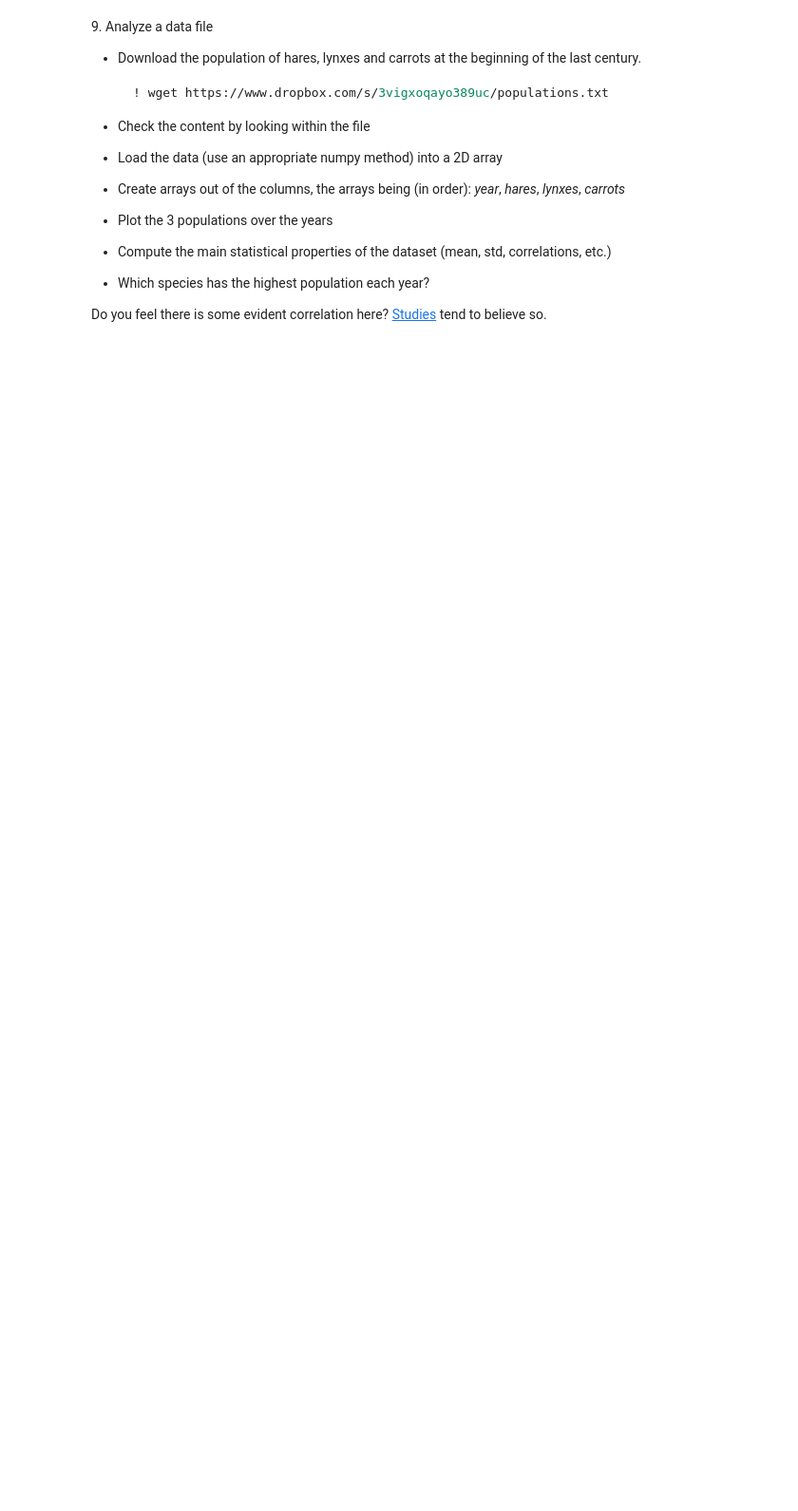
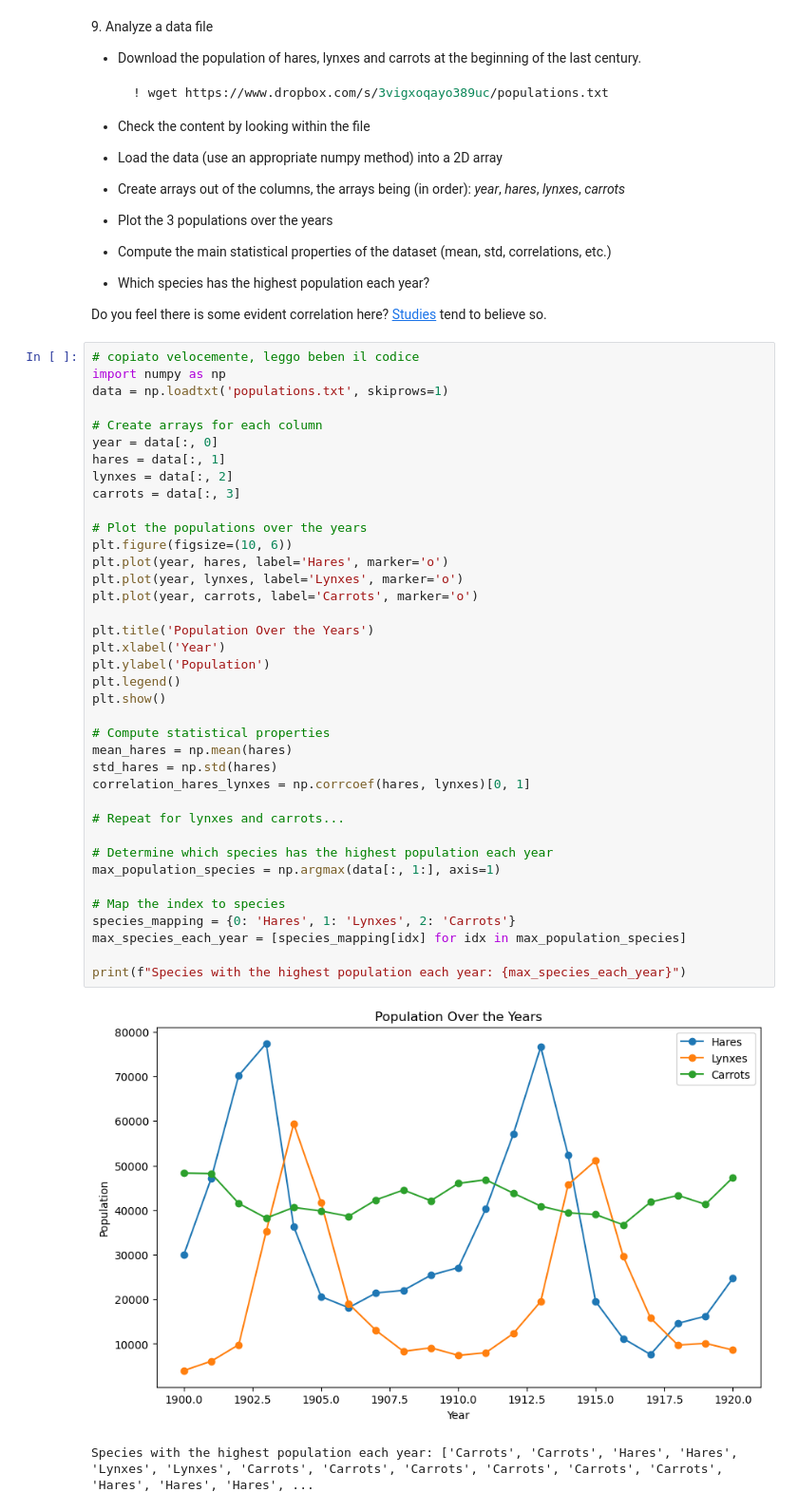
Before and after one commit to EugeniaBoccanera/LaboratoryOfComputationalPhysics_Y6, a Jupyter notebook: 04ex_Numpy.ipynb, the cells around one changed output. Shown at 95% size. Cells and saved outputs as stored; diff of their text form; blank space fills up the shorter version.

```diff
--- a/04ex_Numpy.ipynb
+++ b/04ex_Numpy.ipynb
@@ -235,3 +329,44 @@ Did you get what you expected?
   * Which species has the highest population each year?
 
 Do you feel there is some evident correlation here? [Studies](https://www.enr.gov.nt.ca/en/services/lynx/lynx-snowshoe-hare-cycle) tend to believe so.
+# %%
+# copiato velocemente, leggo beben il codice
+import numpy as np
+data = np.loadtxt('populations.txt', skiprows=1)
+
+# Create arrays for each column
+year = data[:, 0]
+hares = data[:, 1]
+lynxes = data[:, 2]
+carrots = data[:, 3]
+
+# Plot the populations over the years
+plt.figure(figsize=(10, 6))
+plt.plot(year, hares, label='Hares', marker='o')
+plt.plot(year, lynxes, label='Lynxes', marker='o')
+plt.plot(year, carrots, label='Carrots', marker='o')
+
+plt.title('Population Over the Years')
+plt.xlabel('Year')
+plt.ylabel('Population')
+plt.legend()
+plt.show()
+
+# Compute statistical properties
+mean_hares = np.mean(hares)
+std_hares = np.std(hares)
+correlation_hares_lynxes = np.corrcoef(hares, lynxes)[0, 1]
+
+# Repeat for lynxes and carrots...
+
+# Determine which species has the highest population each year
+max_population_species = np.argmax(data[:, 1:], axis=1)
+
+# Map the index to species
+species_mapping = {0: 'Hares', 1: 'Lynxes', 2: 'Carrots'}
+max_species_each_year = [species_mapping[idx] for idx in max_population_species]
+
+print(f"Species with the highest population each year: {max_species_each_year}")
+# %% [output]
+[figure, added]
+Species with the highest population each year: ['Carrots', 'Carrots', 'Hares', 'Hares', 'Lynxes', 'Lynxes', 'Carrots', 'Carrots', 'Carrots', 'Carrots', 'Carrots', 'Carrots', 'Hares', 'Hares', 'Hares', ...
```
Also changed, not shown: parts of 5 cells of this notebook.
